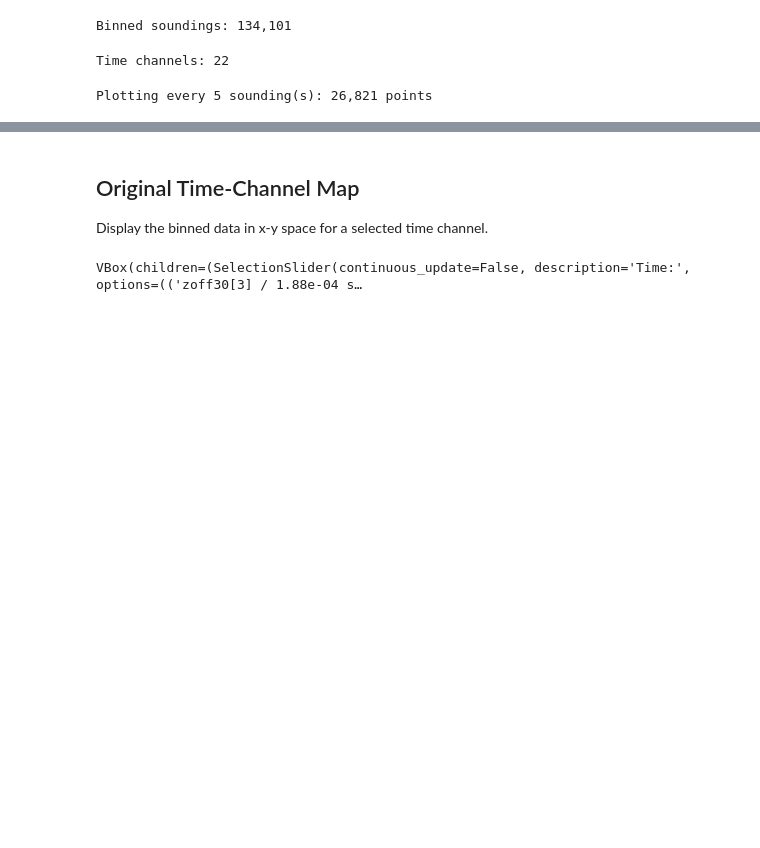
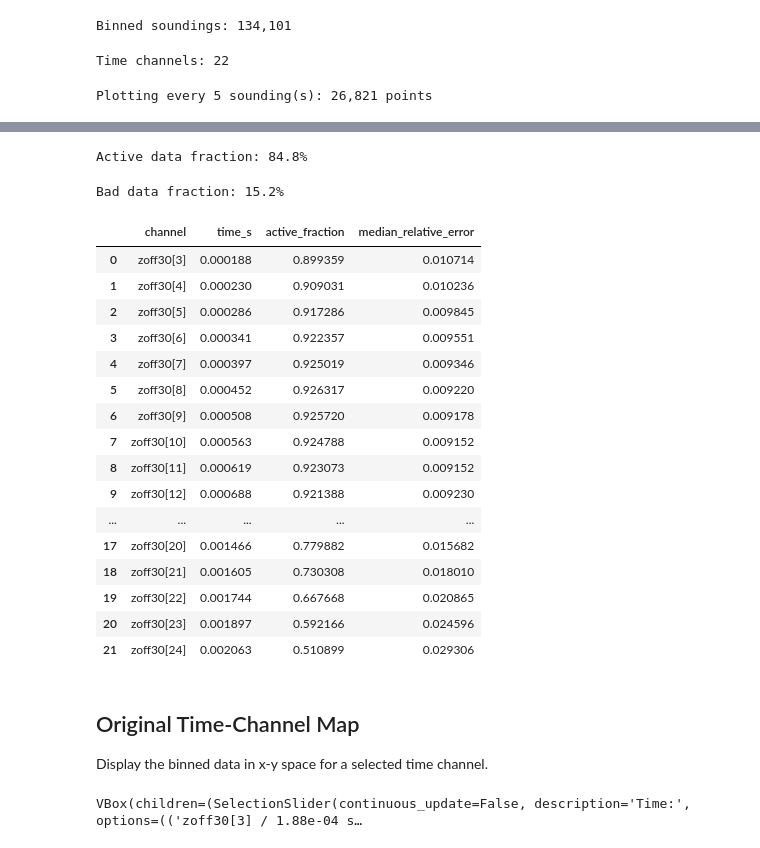
Before and after one commit to emgeolab/alberta_atem, a Jupyter notebook: notebooks/07.time_channel_smoothing_v1.ipynb, the cells around one changed output, grey strips where cells are left out. Drawn from its saved outputs; the diff is of its cells as text; code cells hidden in the pictures; blank space fills up the shorter version.

```diff
--- a/notebooks/07.time_channel_smoothing_v1.ipynb
+++ b/notebooks/07.time_channel_smoothing_v1.ipynb
@@ -170,3 +174,61 @@ Plotting every 5 sounding(s): 26,821 points
+# %%
+relative_error_cutoff = 0.03
+minimum_relative_uncertainty = 0.05
+floor_fraction = 0.05
+noise_floor = 5e-9 / (df_data_binned["TranPeak"].values.astype(float) * n_turns) * floor_fraction
+
+data_std_binned = df_data_std_binned[dheader].values.astype(float)
+data_rerr = np.divide(
+    data_std_binned,
+    np.abs(data_binned),
+    out=np.full_like(data_std_binned, np.inf, dtype=float),
+    where=np.abs(data_binned) > 0,
+)
+bad_data_mask = data_rerr > relative_error_cutoff
+
+base_uncertainty = np.maximum(data_std_binned, np.abs(data_binned) * minimum_relative_uncertainty)
+data_uncertainty = base_uncertainty + noise_floor[:, None]
+data_uncertainty[bad_data_mask] = np.inf
+
+data_reliability_weight = np.divide(
+    1.0,
+    data_uncertainty**2,
+    out=np.zeros_like(data_uncertainty, dtype=float),
+    where=np.isfinite(data_uncertainty) & (data_uncertainty > 0),
+)
+
+active_data_fraction = np.isfinite(data_uncertainty).mean()
+print(f"Active data fraction: {active_data_fraction * 100:.1f}%")
+print(f"Bad data fraction: {bad_data_mask.mean() * 100:.1f}%")
+
+pd.DataFrame(
+    {
+        "channel": dheader,
+        "time_s": times,
+        "active_fraction": np.isfinite(data_uncertainty).mean(axis=0),
+        "median_relative_error": np.nanmedian(data_rerr, axis=0),
+    }
+)
+# %% [output]
+Active data fraction: 84.8%
+Bad data fraction: 15.2%
+|  | channel | time_s | active_fraction | median_relative_error |
+| 0 | zoff30[3] | 0.000188 | 0.899359 | 0.010714 |
+| 1 | zoff30[4] | 0.000230 | 0.909031 | 0.010236 |
+| 2 | zoff30[5] | 0.000286 | 0.917286 | 0.009845 |
+| 3 | zoff30[6] | 0.000341 | 0.922357 | 0.009551 |
+| 4 | zoff30[7] | 0.000397 | 0.925019 | 0.009346 |
+| 5 | zoff30[8] | 0.000452 | 0.926317 | 0.009220 |
+| 6 | zoff30[9] | 0.000508 | 0.925720 | 0.009178 |
+| 7 | zoff30[10] | 0.000563 | 0.924788 | 0.009152 |
+| 8 | zoff30[11] | 0.000619 | 0.923073 | 0.009152 |
+| 9 | zoff30[12] | 0.000688 | 0.921388 | 0.009230 |
+| ... | ... | ... | ... | ... |
+| 17 | zoff30[20] | 0.001466 | 0.779882 | 0.015682 |
+| 18 | zoff30[21] | 0.001605 | 0.730308 | 0.018010 |
+| 19 | zoff30[22] | 0.001744 | 0.667668 | 0.020865 |
+| 20 | zoff30[23] | 0.001897 | 0.592166 | 0.024596 |
+| 21 | zoff30[24] | 0.002063 | 0.510899 | 0.029306 |
 # %% [markdown]
 ## Original Time-Channel Map
 
```
Also changed, not shown: parts of 5 cells of this notebook.
